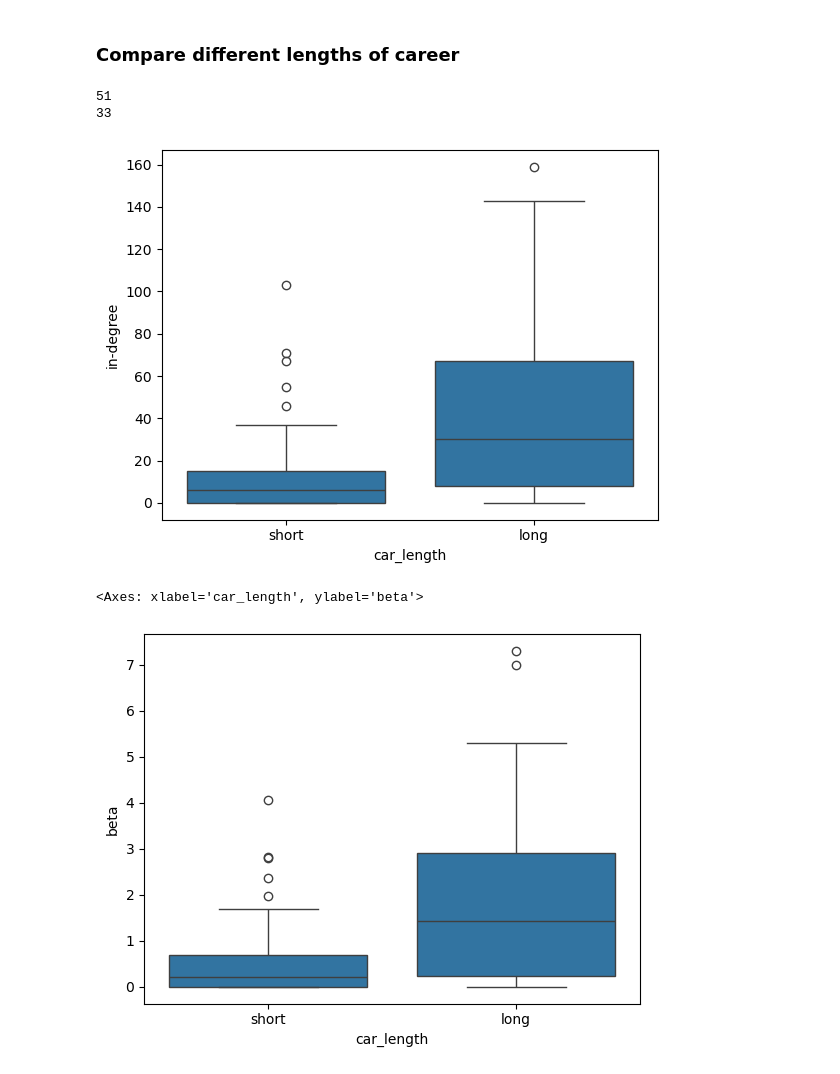
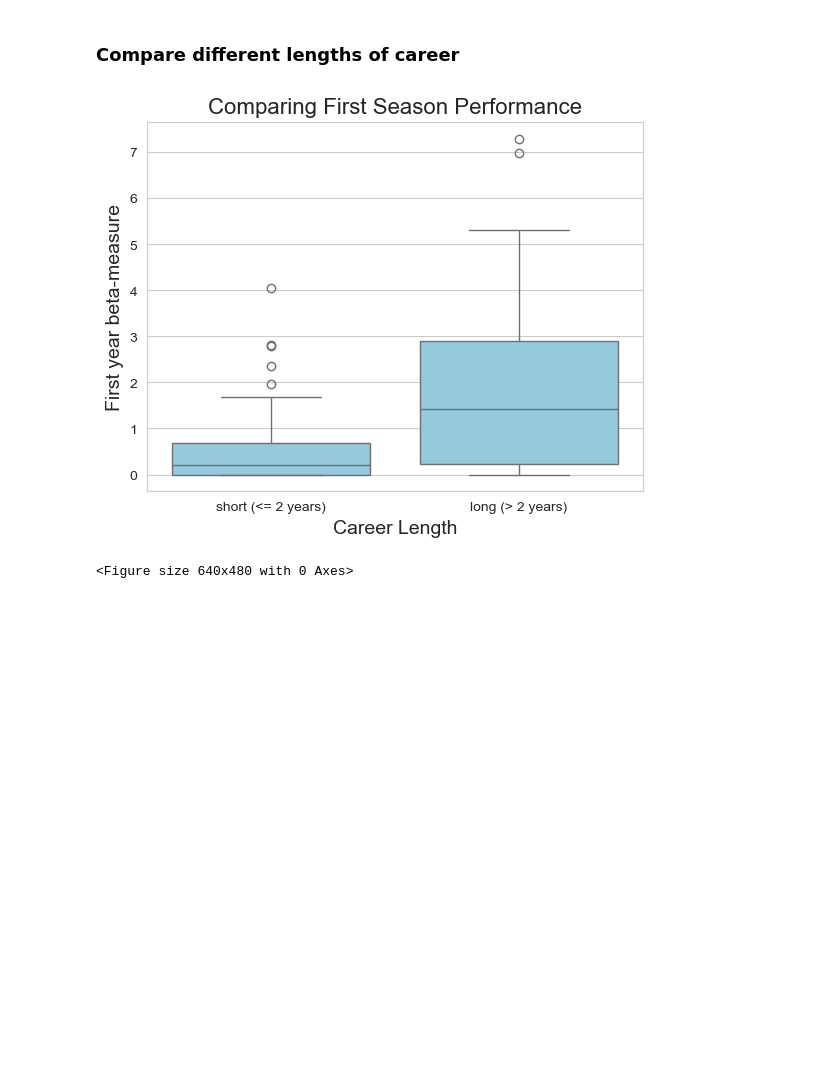
Before and after one commit to imalvarado/6400-Project-ima35, a Jupyter notebook: code/time_series_analysis.ipynb, the cells around one changed output. Cells and saved outputs as stored; diff of their text form; code cells hidden in the pictures; blank space fills up the shorter version.

Commit message:
more analysis and visuals

```diff
--- a/code/time_series_analysis.ipynb
+++ b/code/time_series_analysis.ipynb
@@ -63,7 +71,3 @@ for year in years:
 
 for key, df in results_dict.items():
     results_dict[key] = df.reset_index(names="year")
-# %%
-for surfer, df in results_dict.items():
-
-    plt.plot(df["year"], df["in-degree"])
@@ -71,0 +74,16 @@ for surfer, df in results_dict.items():
+# %%
+for surfer, df in results_dict.items():
+
+    if len(df) <= 4:
+        continue
+
+    if "2010" in df["year"].values:
+        continue
+
+    print(surfer)
+
+    plt.plot(df["year"], df["beta"])
+
+plt.title("Beta-measure for New Surfers over Time", fontsize=16)
+plt.xlabel("Year", fontsize=14)
+plt.ylabel("Beta-measure", fontsize=14)
@@ -184,41 +218,41 @@ for surfer, df in new_surfers.items():
         short_cars[surfer] = df
     else:
         long_cars[surfer] = df
-# %%
-print(len(short_cars))
-print(len(long_cars))
-# %% [output]
-51
-33
 # %%
 # GET DISTRIBUTIONS OF FIRST SEASON RESULTS FOR EACH GROUP
 short_first_degrees = []
 short_first_betas = []
+short_first_seasons = []
 long_first_degrees = []
 long_first_betas = []
+long_first_seasons = []
+
+sns.set_style("whitegrid")
 
 for surfer, df in short_cars.items():
     short_first_degrees.append(df.iloc[0]["in-degree"])
     short_first_betas.append(df.iloc[0]["beta"])
-short_cat_col = ["short" for i in range(len(short_first_degrees))]
+    short_first_seasons.append(len(df))
+short_cat_col = ["short (<= 2 years)" for i in range(len(short_first_degrees))]
 
 for surfer, df in long_cars.items():
     long_first_degrees.append(df.iloc[0]["in-degree"])
     long_first_betas.append(df.iloc[0]["beta"])
-long_cat_col = ["long" for i in range(len(long_first_degrees))]
+    long_first_seasons.append(len(df))
+long_cat_col = ["long (> 2 years)" for i in range(len(long_first_degrees))]
 
 # CREATE DATAFRAME
-short_df = pd.DataFrame({"car_length": short_cat_col, "in-degree": short_first_degrees, "beta": short_first_betas})
-long_df = pd.DataFrame({"car_length": long_cat_col, "in-degree": long_first_degrees, "beta": long_first_betas})
+short_df = pd.DataFrame({"car_length": short_cat_col, "in-degree": short_first_degrees, "beta": short_first_betas, "seasons": short_first_seasons})
+long_df = pd.DataFrame({"car_length": long_cat_col, "in-degree": long_first_degrees, "beta": long_first_betas, "seasons": long_first_seasons})
 df = pd.concat([short_df, long_df])
 
 # MAKE BOXPLOTS
-sns.boxplot(x="car_length", y="in-degree", data=df)
+sns.boxplot(x="car_length", y="beta", data=df, color="skyblue")
+plt.title("Comparing First Season Performance", fontsize=16)
+plt.xlabel("Career Length", fontsize=14)
+plt.ylabel("First year beta-measure", fontsize=14)
+
 plt.show(); plt.clf()
-
-
-sns.boxplot(x="car_length", y="beta", data=df)
 # %% [output]
-[figure, old version]
+[figure, new version]
-<Axes: xlabel='car_length', ylabel='beta'>
+<Figure size 640x480 with 0 Axes>
-[figure, removed]
```
Also changed, not shown: parts of 10 cells of this notebook, 4 other files.
